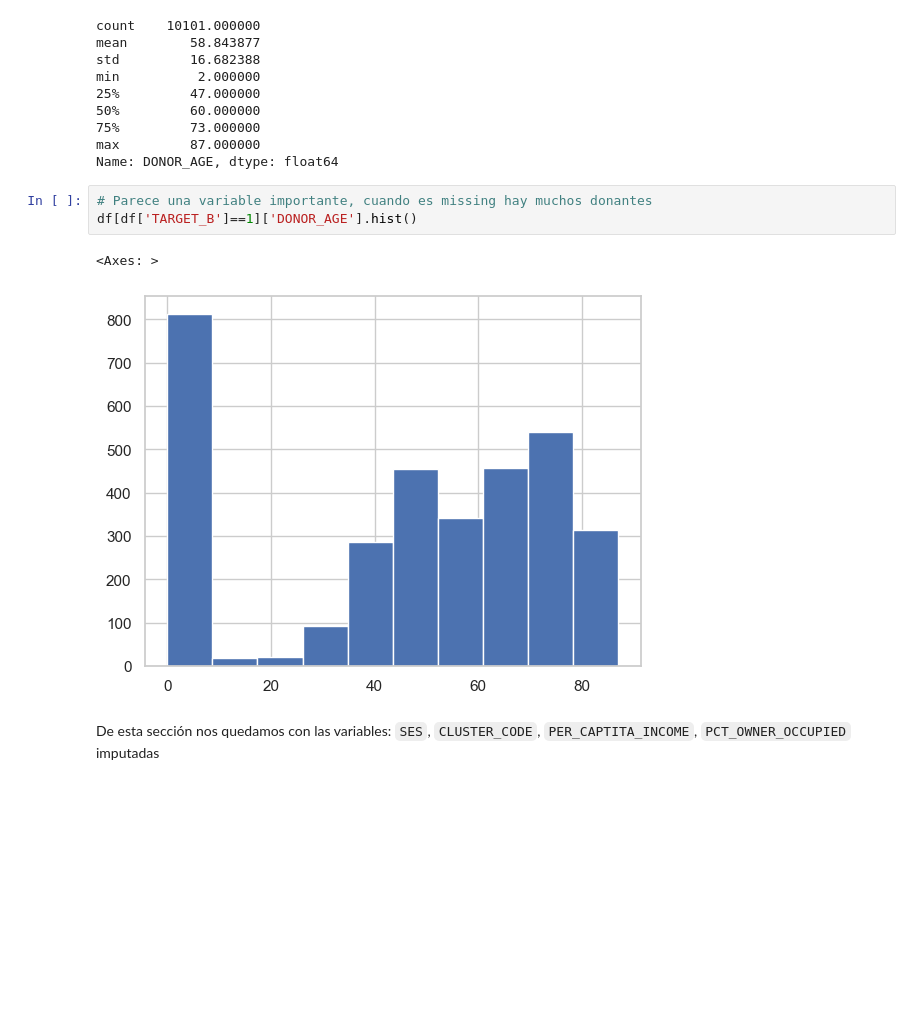
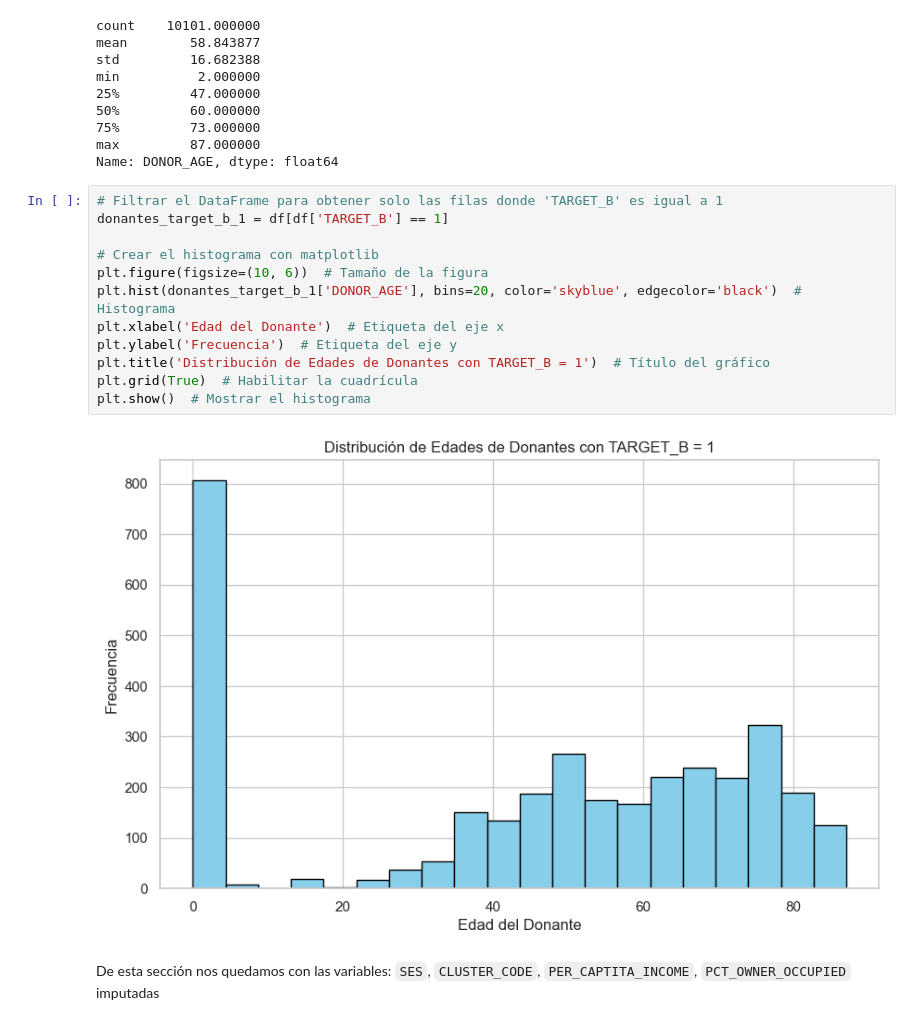
Before and after one commit to sofiamacein/MDAT, a Jupyter notebook: Donativos_EDA.ipynb, the cells around one changed output. Cells and saved outputs as stored; diff of their text form; blank space fills up the shorter version.

```diff
--- a/Donativos_EDA.ipynb
+++ b/Donativos_EDA.ipynb
@@ -504,11 +497,19 @@ min          2.000000
 max         87.000000
 Name: DONOR_AGE, dtype: float64
 # %%
-# Parece una variable importante, cuando es missing hay muchos donantes
-df[df['TARGET_B']==1]['DONOR_AGE'].hist()
+# Filtrar el DataFrame para obtener solo las filas donde 'TARGET_B' es igual a 1
+donantes_target_b_1 = df[df['TARGET_B'] == 1]
+
+# Crear el histograma con matplotlib
+plt.figure(figsize=(10, 6))  # Tamaño de la figura
+plt.hist(donantes_target_b_1['DONOR_AGE'], bins=20, color='skyblue', edgecolor='black')  # Histograma
+plt.xlabel('Edad del Donante')  # Etiqueta del eje x
+plt.ylabel('Frecuencia')  # Etiqueta del eje y
+plt.title('Distribución de Edades de Donantes con TARGET_B = 1')  # Título del gráfico
+plt.grid(True)  # Habilitar la cuadrícula
+plt.show()  # Mostrar el histograma
 # %% [output]
-<Axes: >
-[figure, old version]
+[figure, new version]
 # %% [markdown]
 De esta sección nos quedamos con las variables: `SES`, `CLUSTER_CODE`, `PER_CAPTITA_INCOME`, `PCT_OWNER_OCCUPIED` imputadas
 # %% [markdown]
```
Also changed, not shown: parts of 28 cells of this notebook.
